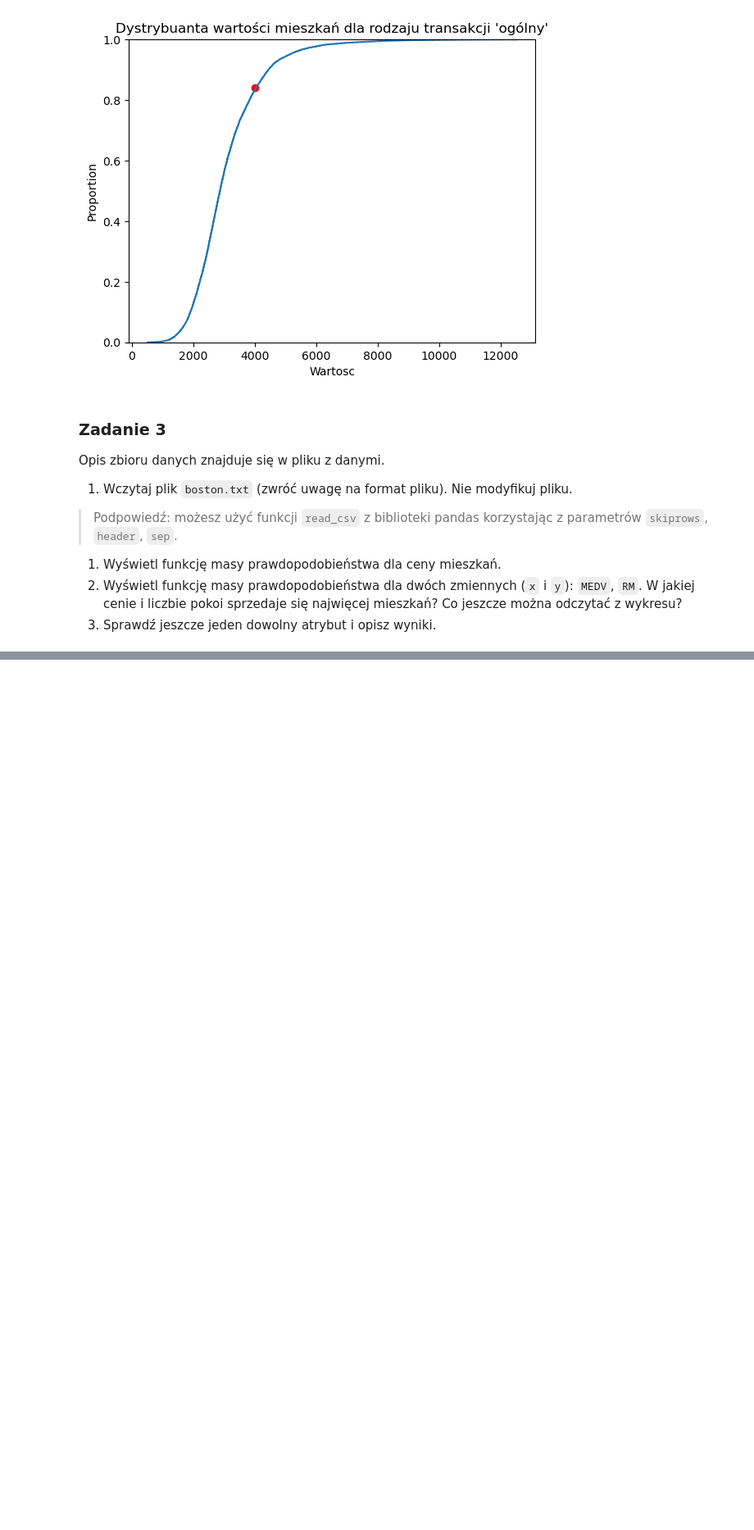
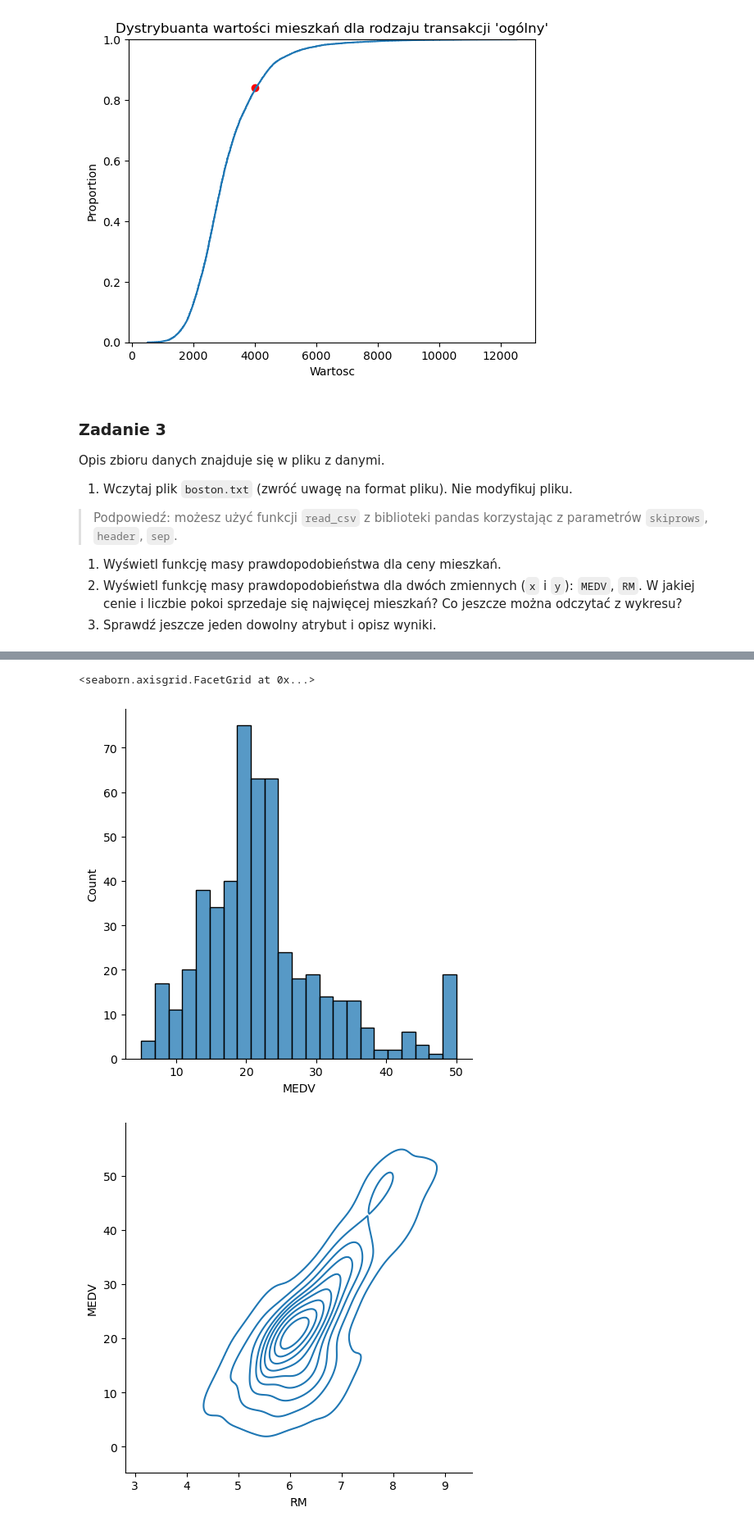
Before and after one commit to HaZhul/AMUM, a Jupyter notebook: AMUM8/Lab08.ipynb, the cells around one changed output, grey strips where cells are left out. Shown at 82% size. Saved outputs shown, nothing was run; the diff lists cells and outputs as text; code cells hidden in the pictures; blank space fills up the shorter version.

```diff
--- a/AMUM8/Lab08.ipynb
+++ b/AMUM8/Lab08.ipynb
@@ -86,4 +86,11 @@ Opis zbioru danych znajduje się w pliku z danymi.
 1. Wyświetl funkcję masy prawdopodobieństwa dla dwóch zmiennych (`x` i `y`): `MEDV`, `RM`. W jakiej cenie i liczbie pokoi sprzedaje się najwięcej mieszkań? Co jeszcze można odczytać z wykresu?
 1. Sprawdź jeszcze jeden dowolny atrybut i opisz wyniki.
 # %%
-# >> UZUPEŁNIJ <<
+names = ['CRIM', 'ZN', 'INDUS', 'CHAS', 'NOX', 'RM', 'AGE', 'DIS', 'RAD', 'TAX', 'PTRATIO', 'B', 'LSTAT', 'MEDV']
+boston_data = pd.read_csv('boston.txt', skiprows=22, sep=r'\s+', names=names)
+for i in range(1, len(boston_data), 2):
+    for j in range(0, 3):
+        boston_data.at[i - 1, names[11 + j]] = boston_data.at[i, names[j]]
+boston_data.drop(boston_data.index[boston_data.index % 2 == 1], inplace=True)
+boston_data.reset_index(drop=True, inplace=True)
+boston_data.head(10)
@@ -89,0 +109,12 @@ Opis zbioru danych znajduje się w pliku z danymi.
+# %%
+columns_to_change_type = ['MEDV', 'RM', 'CRIM', 'B']
+for name in columns_to_change_type:
+    boston_data[name] = boston_data[name].astype('float64')
+
+sns.displot(data=boston_data, x='MEDV', kind='hist', fill=True)
+sns.displot(data=boston_data, x='RM', y='MEDV', kind='kde')
+# Ok 6 mieszkan przy medianie 20
+# %% [output]
+<seaborn.axisgrid.FacetGrid at 0x...>
+[figure, added]
+[figure, added]
```
Also changed, not shown: parts of 2 cells of this notebook.
